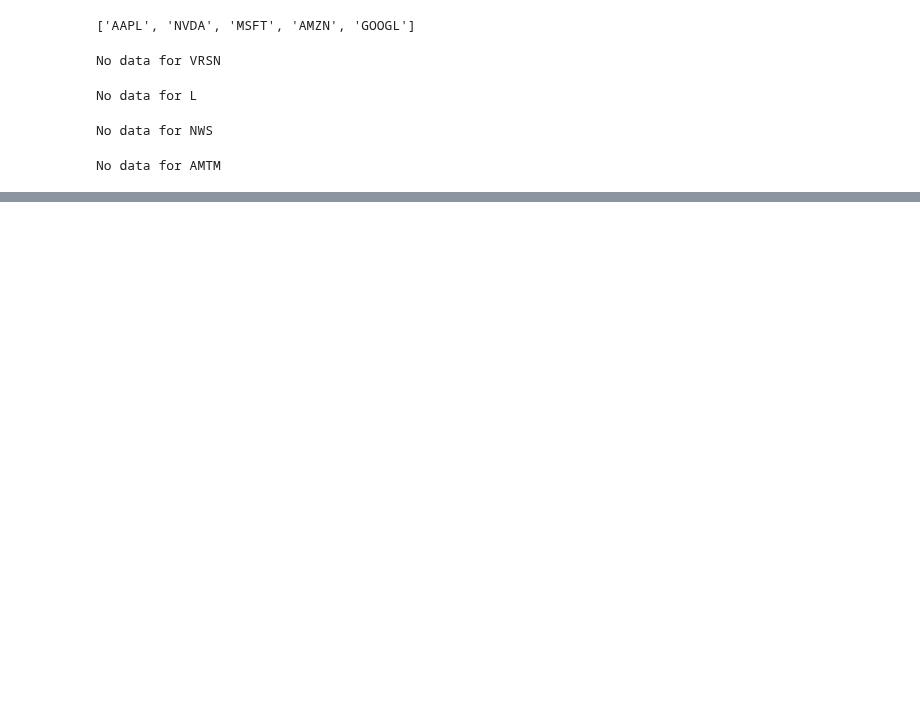
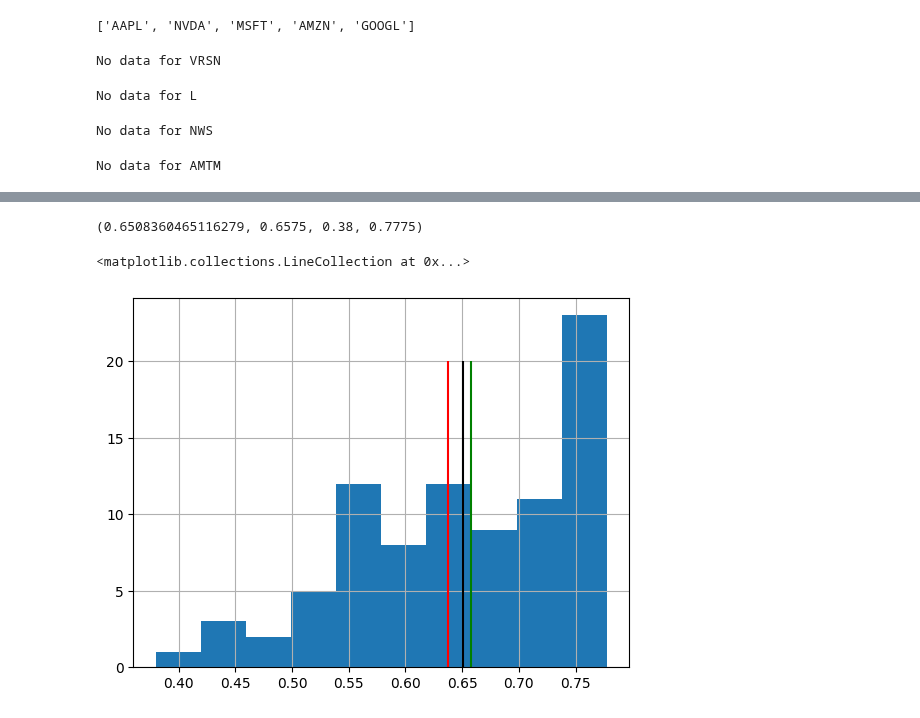
Before and after one commit to jacobf18/Dist-NN, a Jupyter notebook: wrds.ipynb, the cells around one changed output, grey strips where cells are left out. Drawn from its saved outputs; the diff is of its cells as text; code cells hidden in the pictures; blank space fills up the shorter version.

```diff
--- a/wrds.ipynb
+++ b/wrds.ipynb
@@ -83,0 +80,17 @@ ibes_data
+# %%
+# since we start at January 1, 2020, we can assume that the first date is the first quarter of 2020
+quarterly_data = dict()
+quarterly_actual = dict() # actual value, announcement date, announcement time
+for oftic, data in tqdm(ibes_data.items()):
+    data = data.dropna(axis=0)
+    unique_anndats = data['anndats_act'].unique()
+    starting_year = 2020 # we start at January 1, 2020
+    for i, date in enumerate(unique_anndats):
+        quarter_num = (i % 4) + 1 # 1, 2, 3, 4
+        year = starting_year + (i // 4)
+        subdata = data[data['anndats_act'] == date].copy()
+        quarterly_actual[oftic, year, quarter_num] = (subdata['actual'].iloc[0],
+                                                      subdata['anndats_act'].iloc[0],
+                                                      subdata['anntims_act'].iloc[0])
+        subdata['ann_datetime'] = pd.to_datetime(subdata['anndats'] + ' ' + subdata['anntims'], format='%Y-%m-%d %H:%M:%S')
+        quarterly_data[oftic, year, quarter_num] = subdata[['value', 'ann_datetime']]
@@ -83,0 +114,12 @@ ibes_data
+# %%
+with open('quarterly_actual.pkl', 'wb') as f:
+    pickle.dump(quarterly_actual, f)
+
+with open('quarterly_data.pkl', 'wb') as f:
+    pickle.dump(quarterly_data, f)
+# %%
+with open('quarterly_actual.pkl', 'rb') as f:
+    quarterly_actual = pickle.load(f)
+
+with open('quarterly_data.pkl', 'rb') as f:
+    quarterly_data = pickle.load(f)
@@ -83,0 +331,4 @@ ibes_data
+# %%
+data = quarterly_data['AAPL', 2020, 2]
+actual = quarterly_actual['AAPL', 2020, 2][0]
+print(data, actual)
@@ -83,0 +350,12 @@ ibes_data
+# %%
+data['value'].mean(), data['value'].median(), data['value'].min(), data['value'].max()
+# %% [output]
+(0.6508360465116279, 0.6575, 0.38, 0.7775)
+# %%
+data['value'].hist()
+plt.vlines(actual, 0, 20, color='red')
+plt.vlines(data['value'].mean(), 0, 20, color='black')
+plt.vlines(data['value'].median(), 0, 20, color='green')
+# %% [output]
+<matplotlib.collections.LineCollection at 0x...>
+[figure, added]
```
Also changed, not shown: parts of 27 cells of this notebook.
